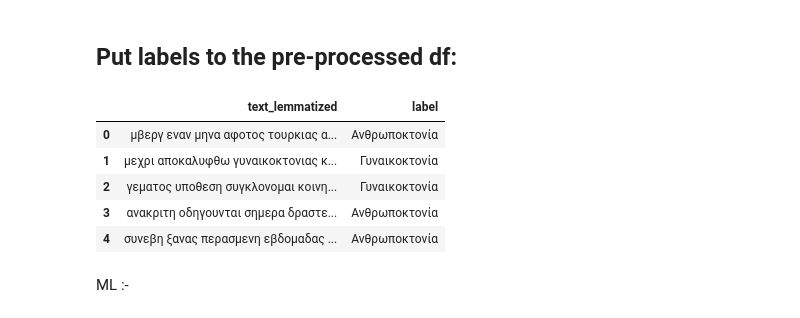
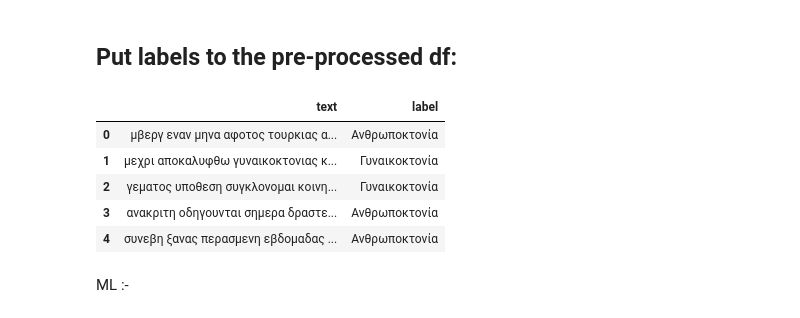
Before and after one commit to openlabathens/article-classification, a Jupyter notebook: article_classification.ipynb, the cells around one changed output. Saved outputs shown, nothing was run; the diff lists cells and outputs as text; code cells hidden in the pictures.

```diff
--- a/article_classification.ipynb
+++ b/article_classification.ipynb
@@ -240,11 +240,12 @@ df.head()
 # %%
 # Drop the columns which are no more needed
 df.drop(["text", "text_wo_rare"], axis=1, inplace=True)
 
 df['label'] = df_full['class']
+df.columns = ['text', 'label']
 df.head()
 # %% [output]
-|  | text_lemmatized | label |
+|  | text | label |
 | 0 | μβεργ εναν μηνα αφοτος τουρκιας α... | Ανθρωποκτονία |
 | 1 | μεχρι αποκαλυφθω γυναικοκτονιας κ... | Γυναικοκτονία |
 | 2 | γεματος υποθεση συγκλονομαι κοινη... | Γυναικοκτονία |
```
Also changed, not shown: parts of 3 cells of this notebook.
